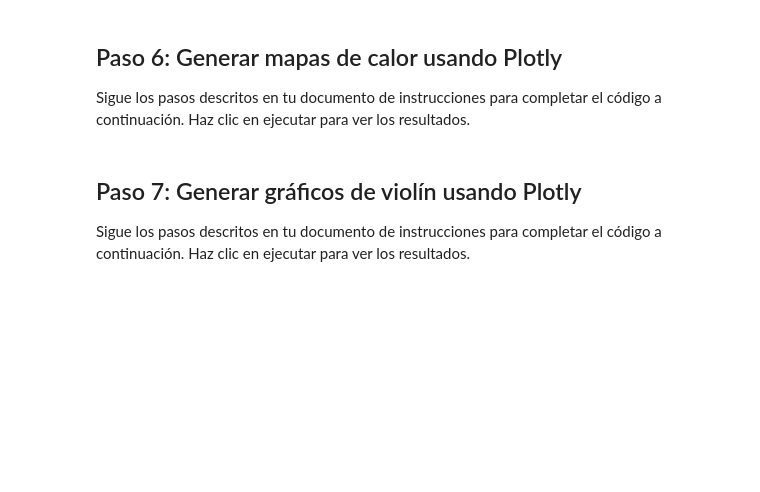
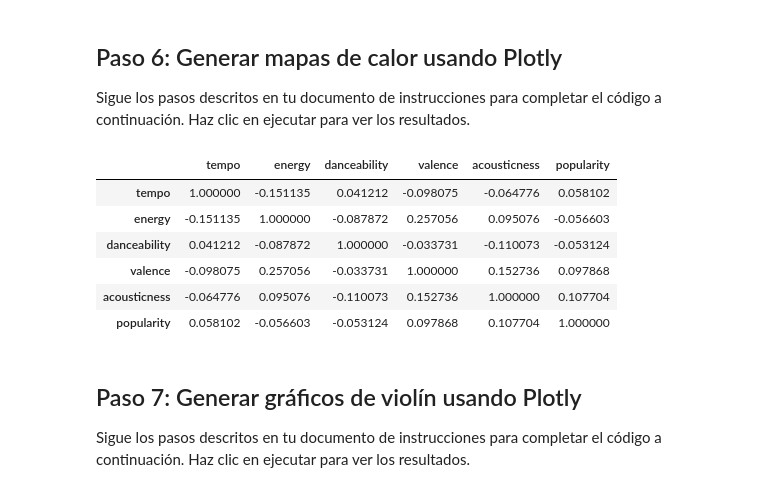
Before and after one commit to emipaz/Curso-Py, a Jupyter notebook: Análisis y visualización de datos con Python/03_Visualizacion_de_datos/Activity_Visualizingtrends_SOLUTION_es.ipynb, the cells around one changed output. Cells and saved outputs as stored; diff of their text form; code cells hidden in the pictures; blank space fills up the shorter version.

```diff
--- a/Análisis y visualización de datos con Python/03_Visualizacion_de_datos/Activity_Visualizingtrends_SOLUTION_es.ipynb
+++ b/Análisis y visualización de datos con Python/03_Visualizacion_de_datos/Activity_Visualizingtrends_SOLUTION_es.ipynb
@@ -137,21 +150,19 @@ Sigue los pasos descritos en tu documento de instrucciones para completar el có
 # %%
 import plotly.express as px
 
 # Create a new dataframe numeric_features containing only the
 # numeric columns we want to analyze
 numeric_features = music_data[['tempo', 'energy', 'danceability',
                                'valence', 'acousticness', 'popularity']]
 
 # Compute the correlation matrix
 correlation_matrix = numeric_features.corr()
-
-# Create and display a heatmap using Plotly
-plt = px.imshow(correlation_matrix,
-                x=correlation_matrix.columns,
-                y=correlation_matrix.columns,
-                color_continuous_scale="RdBu",  # Use a built-in Plotly colorscale
-                text_auto=".2f",
-                title="Correlation Matrix of Music Features"
-               )
-
-plt.show()
+correlation_matrix
+# %% [output]
+|  | tempo | energy | danceability | valence | acousticness | popularity |
+| tempo | 1.000000 | -0.151135 | 0.041212 | -0.098075 | -0.064776 | 0.058102 |
+| energy | -0.151135 | 1.000000 | -0.087872 | 0.257056 | 0.095076 | -0.056603 |
+| danceability | 0.041212 | -0.087872 | 1.000000 | -0.033731 | -0.110073 | -0.053124 |
+| valence | -0.098075 | 0.257056 | -0.033731 | 1.000000 | 0.152736 | 0.097868 |
+| acousticness | -0.064776 | 0.095076 | -0.110073 | 0.152736 | 1.000000 | 0.107704 |
+| popularity | 0.058102 | -0.056603 | -0.053124 | 0.097868 | 0.107704 | 1.000000 |
```
Also changed, not shown: parts of 5 cells of this notebook, 2 other files.
